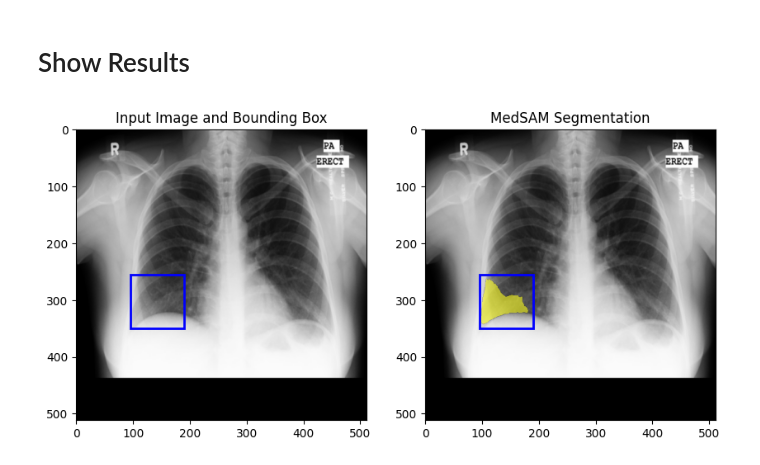
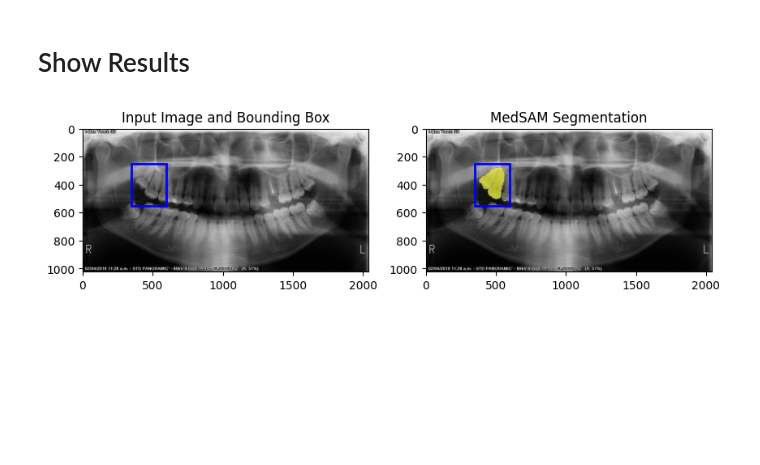
Before and after one commit to jvoliveira/Volumetric-Medical-Imaging-2025, a Jupyter notebook: examples/medsam/medsam.ipynb, the cells around one changed output. Cells and saved outputs as stored; diff of their text form; code cells hidden in the pictures; blank space fills up the shorter version.

Commit message:
Updating medsam demo

```diff
--- a/examples/medsam/medsam.ipynb
+++ b/examples/medsam/medsam.ipynb
@@ -130,13 +128,6 @@ device = "cuda:0"
 medsam_model = sam_model_registry['vit_b'](checkpoint=MedSAM_CKPT_PATH)
 medsam_model = medsam_model.to(device)
 medsam_model.eval()
-
-img_np = io.imread('img_demo.png')
-if len(img_np.shape) == 2:
-    img_3c = np.repeat(img_np[:, :, None], 3, axis=-1)
-else:
-    img_3c = img_np
-H, W, _ = img_3c.shape
 # %% [markdown]
 # Run Inference
 # %%
@@ -158,15 +168,19 @@ medsam_seg = medsam_inference(medsam_model, image_embedding, box_1024, H, W)
 # %% [markdown]
 # Show Results
-# %%
-#%% visualize results
-fig, ax = plt.subplots(1, 2, figsize=(10, 5))
-ax[0].imshow(img_3c)
-show_box(box_np[0], ax[0])
-ax[0].set_title("Input Image and Bounding Box")
-ax[1].imshow(img_3c)
-show_mask(medsam_seg, ax[1])
-show_box(box_np[0], ax[1])
-ax[1].set_title("MedSAM Segmentation")
-plt.show()
-# %% [output]
-[figure, removed]
+# %%
+# Example 1:
+# run_and_show_inference('img_demo.png', np.array([[95,255, 190, 350]]))
+
+# Image source: https://www.jsrt.or.jp/jsrt-db/en/
+# Example 2:
+# run_and_show_inference('jsrt_demo_JPCLN079.png', np.array([[250,50, 1000, 1500]]))
+
+# Image source: https://www.jsrt.or.jp/jsrt-db/en/
+# Example 3:
+# run_and_show_inference('jsrt_demo_JPCLN079.png', np.array([[800,500, 1300, 1300]]))
+
+# Image source: https://www.kaggle.com/datasets/humansintheloop/teeth-segmentation-on-dental-x-ray-images
+# Example 4:
+run_and_show_inference('teeth_demo_104.jpg', np.array([[350,250, 600, 550]]))
+# %% [output]
+[figure, added]
```
Also changed, not shown: parts of 3 cells of this notebook, 2 other files.
